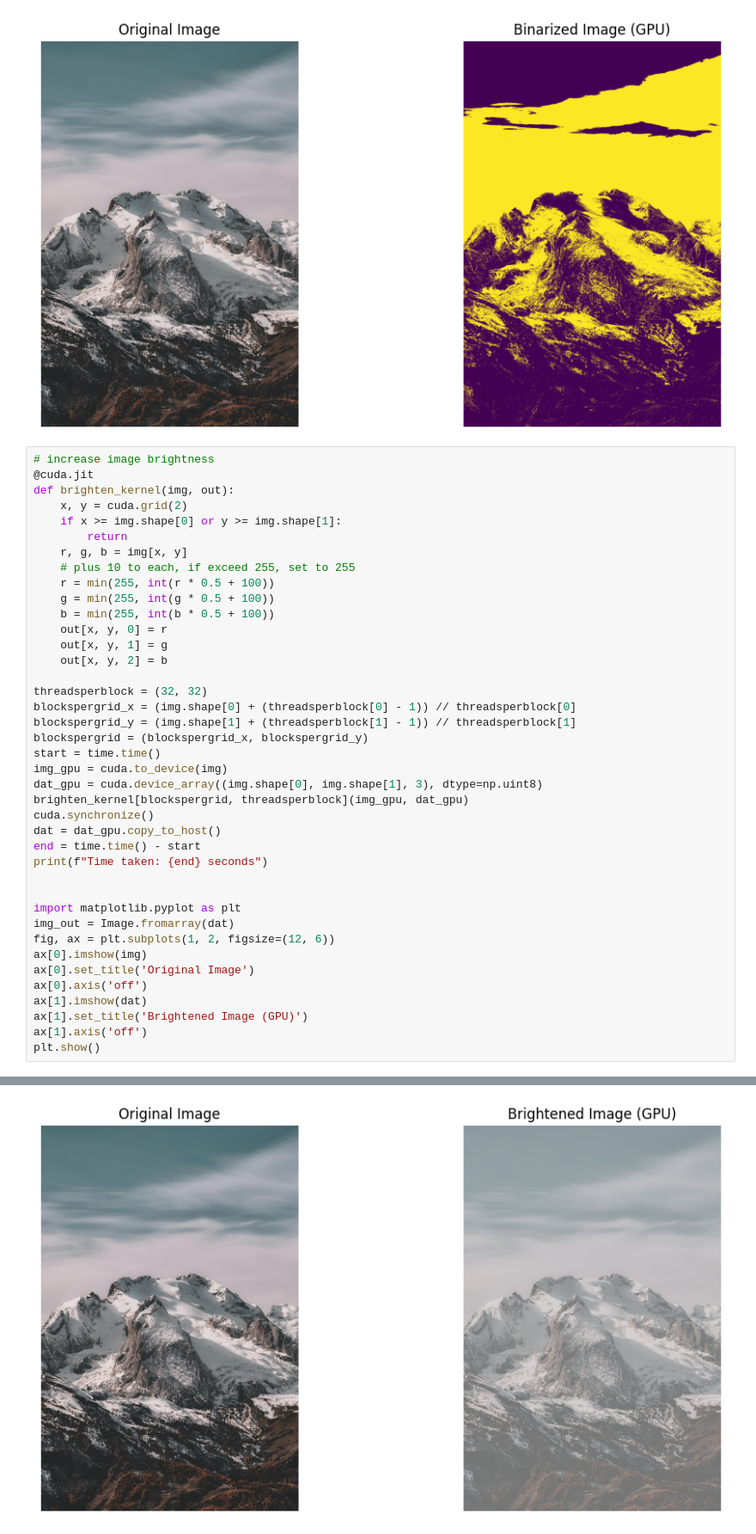
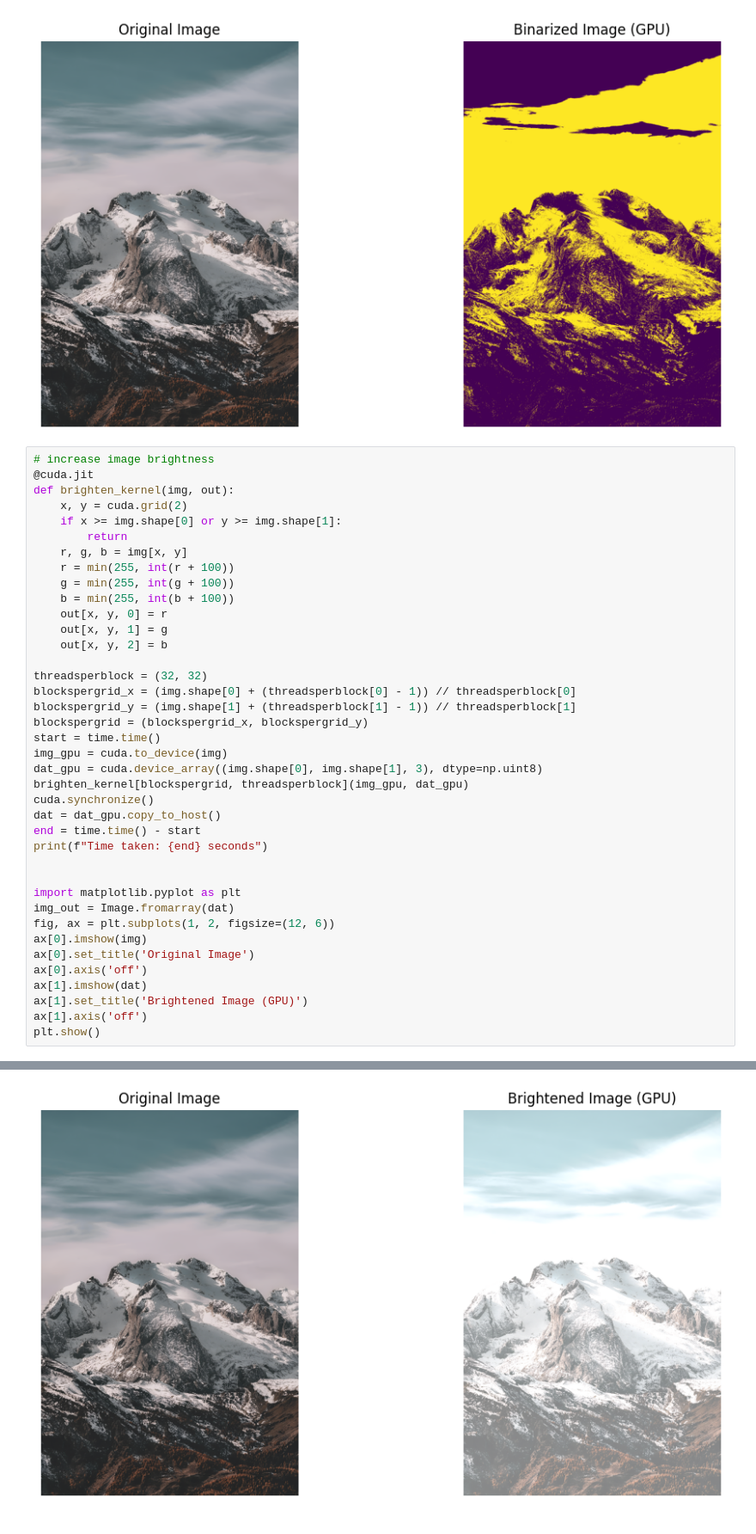
Before and after one commit to NoVeTe36/advancedhpc2025, a Jupyter notebook: Labwork6/labwork6.ipynb, the cells around one changed output, grey strips where cells are left out. Shown at 86% size. Drawn from its saved outputs; the diff is of its cells as text.

```diff
--- a/Labwork6/labwork6.ipynb
+++ b/Labwork6/labwork6.ipynb
@@ -54,10 +54,9 @@ def brighten_kernel(img, out):
     if x >= img.shape[0] or y >= img.shape[1]:
         return
     r, g, b = img[x, y]
-    # plus 10 to each, if exceed 255, set to 255
-    r = min(255, int(r * 0.5 + 100))
-    g = min(255, int(g * 0.5 + 100))
-    b = min(255, int(b * 0.5 + 100))
+    r = min(255, int(r + 100))
+    g = min(255, int(g + 100))
+    b = min(255, int(b + 100))
     out[x, y, 0] = r
     out[x, y, 1] = g
     out[x, y, 2] = b
@@ -91,4 +90,4 @@ Time taken: 0.5583932399749756 seconds
-[figure, old version]
+[figure, new version]
 # %%
 c = 0.5
 
```
Also changed, not shown: parts of 1 cell of this notebook.
